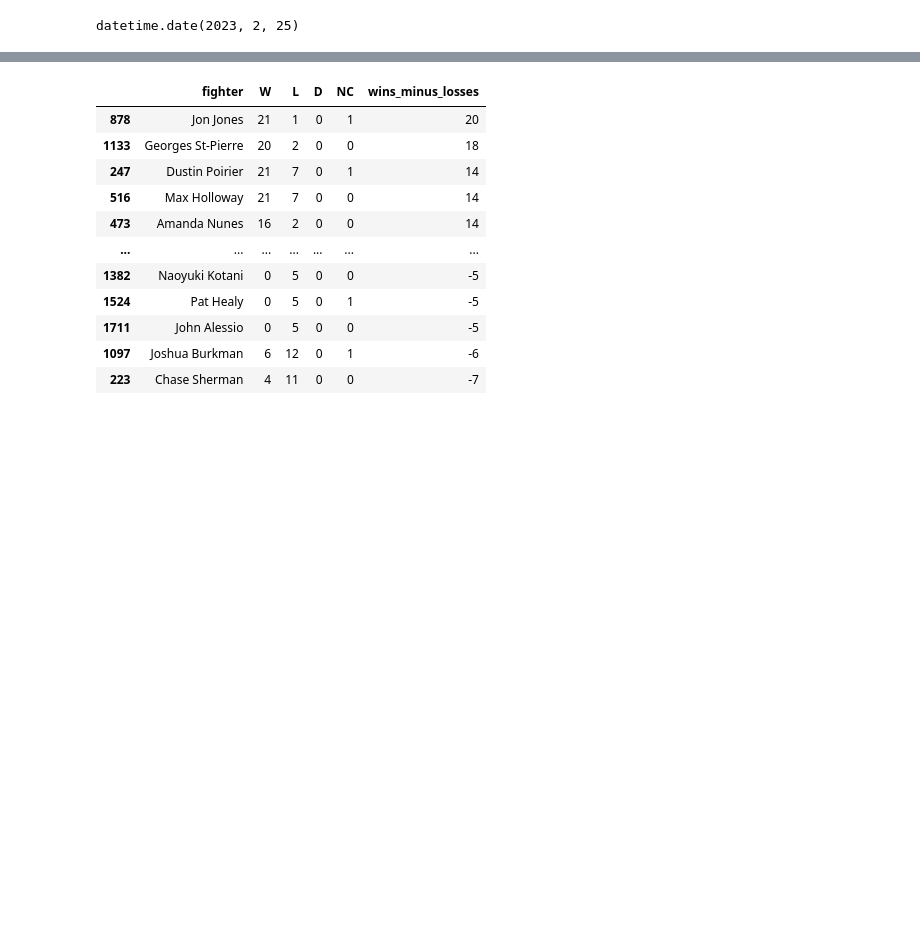
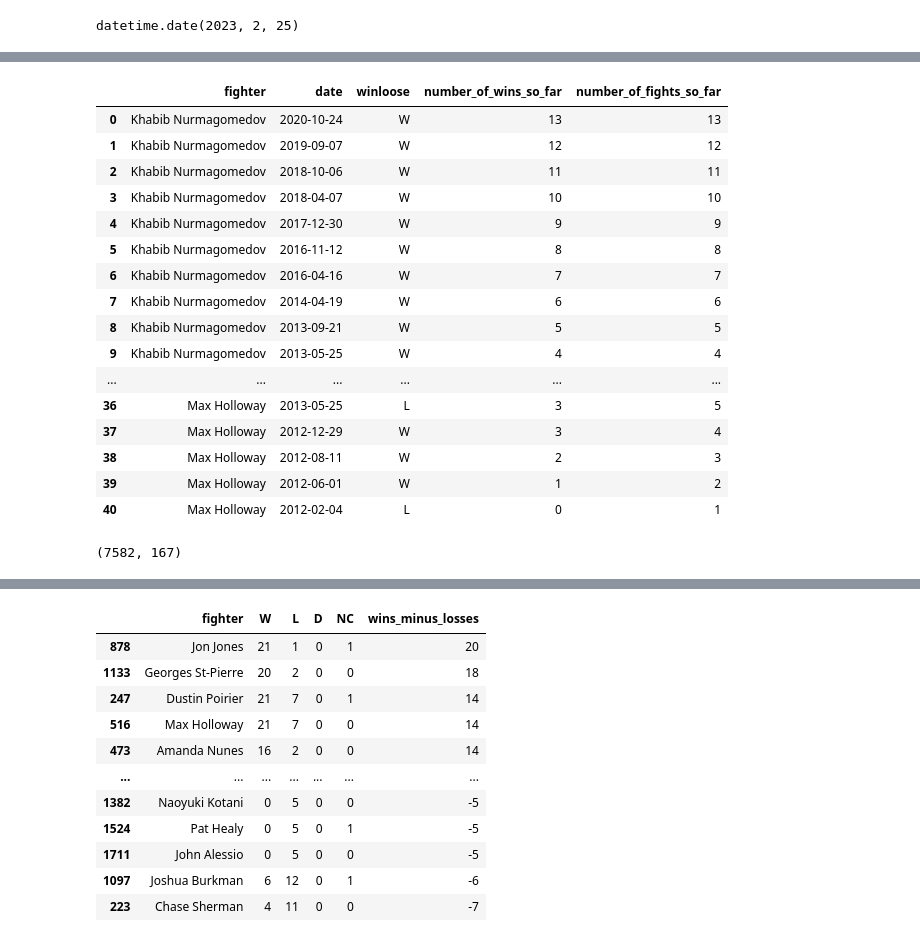
Before and after one commit to andreitsev/ufc, a Jupyter notebook: notebooks/2.0 EDA.ipynb, the cells around one changed output, grey strips where cells are left out. Saved outputs shown, nothing was run; the diff lists cells and outputs as text; code cells hidden in the pictures; blank space fills up the shorter version.

```diff
--- a/notebooks/2.0 EDA.ipynb
+++ b/notebooks/2.0 EDA.ipynb
@@ -143,0 +199,62 @@ Name: count, Length: 7209, dtype: int64
+# %%
+pd.read_sql(
+    """
+    with union_df as (
+        select
+            fighter1__names as fighter
+            , fighter1__winloose as winloose
+            , cast(date as date)
+        from
+            raw_data.all_fights_info
+
+        union all
+
+        select
+            fighter2__names as fighter
+            , fighter2__winloose as winloose
+            , cast(date as date)
+        from
+            raw_data.all_fights_info
+    )
+
+    select
+        fighter
+        , date
+        , winloose
+        , sum(cast(winloose = 'W' as integer)) over (partition by fighter order by date asc) as number_of_wins_so_far
+        , row_number() over (partition by fighter order by date asc) as number_of_fights_so_far
+    from
+        union_df
+    where
+        fighter in (
+            'Max Holloway',
+            'Khabib Nurmagomedov'
+        )
+    order by
+        fighter
+        , date desc
+    """,
+    eng
+)
+# %% [output]
+|  | fighter | date | winloose | number_of_wins_so_far | number_of_fights_so_far |
+| 0 | Khabib Nurmagomedov | 2020-10-24 | W | 13 | 13 |
+| 1 | Khabib Nurmagomedov | 2019-09-07 | W | 12 | 12 |
+| 2 | Khabib Nurmagomedov | 2018-10-06 | W | 11 | 11 |
+| 3 | Khabib Nurmagomedov | 2018-04-07 | W | 10 | 10 |
+| 4 | Khabib Nurmagomedov | 2017-12-30 | W | 9 | 9 |
+| 5 | Khabib Nurmagomedov | 2016-11-12 | W | 8 | 8 |
+| 6 | Khabib Nurmagomedov | 2016-04-16 | W | 7 | 7 |
+| 7 | Khabib Nurmagomedov | 2014-04-19 | W | 6 | 6 |
+| 8 | Khabib Nurmagomedov | 2013-09-21 | W | 5 | 5 |
+| 9 | Khabib Nurmagomedov | 2013-05-25 | W | 4 | 4 |
+| ... | ... | ... | ... | ... | ... |
+| 36 | Max Holloway | 2013-05-25 | L | 3 | 5 |
+| 37 | Max Holloway | 2012-12-29 | W | 3 | 4 |
+| 38 | Max Holloway | 2012-08-11 | W | 2 | 3 |
+| 39 | Max Holloway | 2012-06-01 | W | 1 | 2 |
+| 40 | Max Holloway | 2012-02-04 | L | 0 | 1 |
+# %%
+df.shape
+# %% [output]
+(7582, 167)
```
Also changed, not shown: parts of 9 cells of this notebook, 1 other file.
